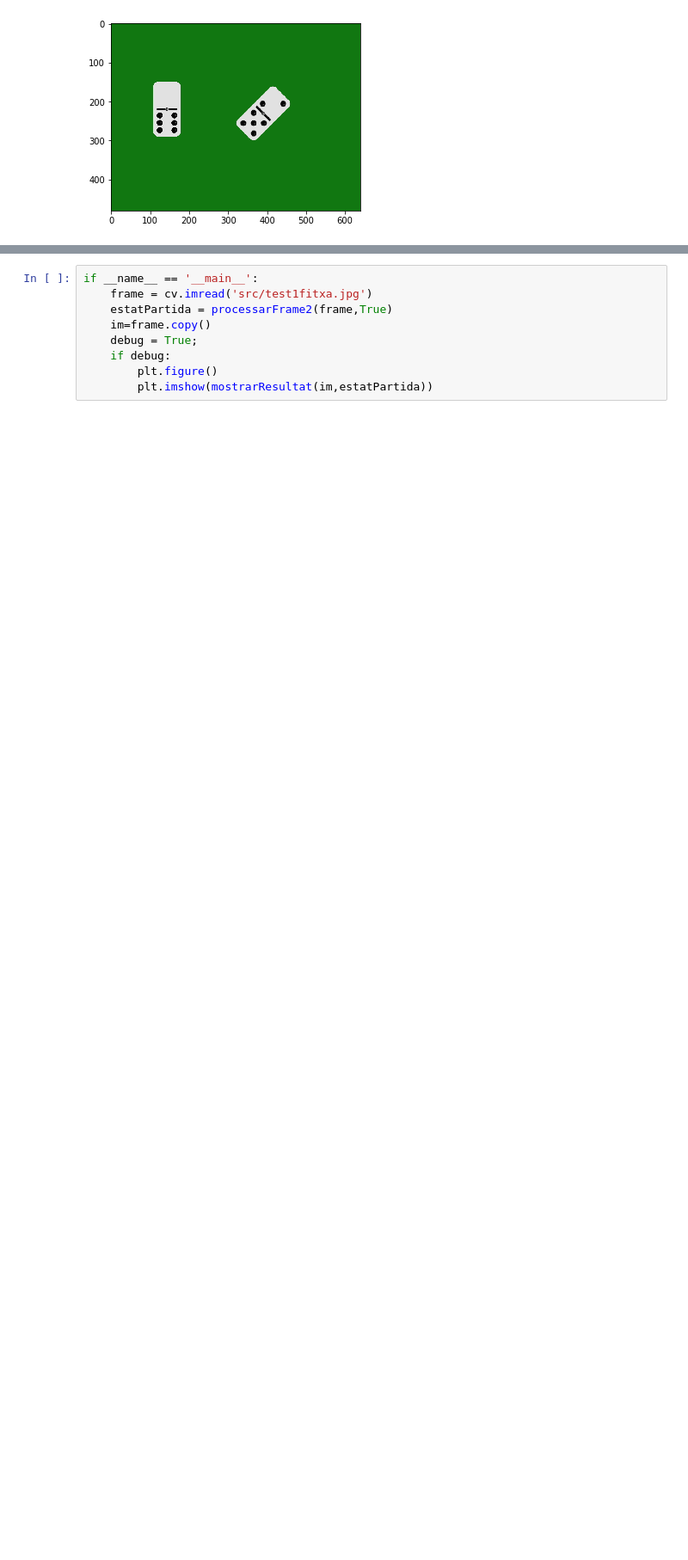
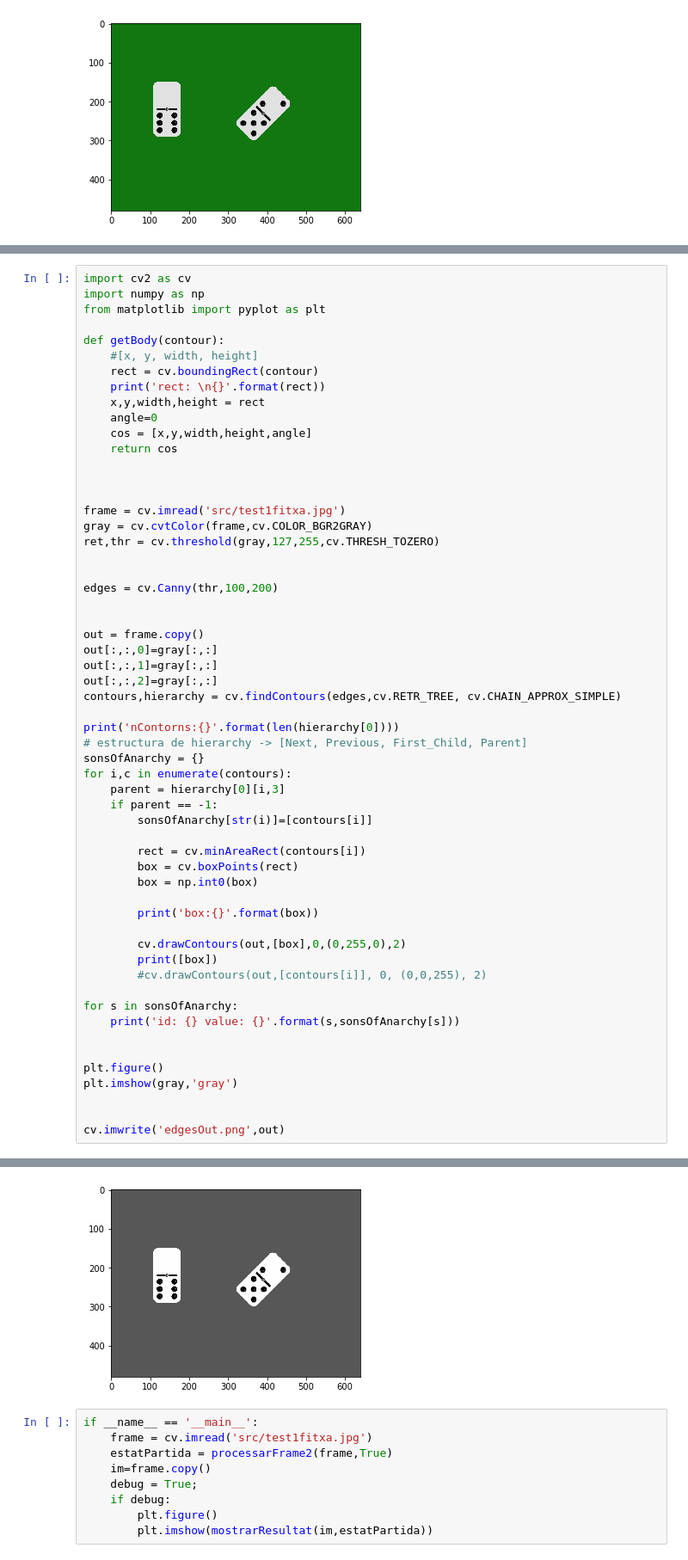
Before and after one commit to XCoret/R2-MINO, a Jupyter notebook: code/modulVisio.ipynb, the cells around one changed output, grey strips where cells are left out. Shown: that part at 86% size. Saved outputs shown, nothing was run; the diff lists cells and outputs as text; blank space fills up the shorter version.

```diff
--- a/code/modulVisio.ipynb
+++ b/code/modulVisio.ipynb
@@ -232,0 +194,58 @@ True
+# %%
+import cv2 as cv
+import numpy as np
+from matplotlib import pyplot as plt
+
+def getBody(contour):
+    #[x, y, width, height]
+    rect = cv.boundingRect(contour)
+    print('rect: \n{}'.format(rect))
+    x,y,width,height = rect
+    angle=0
+    cos = [x,y,width,height,angle]
+    return cos
+
+
+
+frame = cv.imread('src/test1fitxa.jpg')
+gray = cv.cvtColor(frame,cv.COLOR_BGR2GRAY)
+ret,thr = cv.threshold(gray,127,255,cv.THRESH_TOZERO)
+
+
+edges = cv.Canny(thr,100,200)
+
+
+out = frame.copy()
+out[:,:,0]=gray[:,:]
+out[:,:,1]=gray[:,:]
+out[:,:,2]=gray[:,:]
+contours,hierarchy = cv.findContours(edges,cv.RETR_TREE, cv.CHAIN_APPROX_SIMPLE)
+
+print('nContorns:{}'.format(len(hierarchy[0])))
+# estructura de hierarchy -> [Next, Previous, First_Child, Parent]
+sonsOfAnarchy = {}
+for i,c in enumerate(contours):
+    parent = hierarchy[0][i,3]
+    if parent == -1:
+        sonsOfAnarchy[str(i)]=[contours[i]]
+
+        rect = cv.minAreaRect(contours[i])
+        box = cv.boxPoints(rect)
+        box = np.int0(box)
+
+        print('box:{}'.format(box))
+
+        cv.drawContours(out,[box],0,(0,255,0),2)
+        print([box])
+        #cv.drawContours(out,[contours[i]], 0, (0,0,255), 2)
+
+for s in sonsOfAnarchy:
+    print('id: {} value: {}'.format(s,sonsOfAnarchy[s]))
+
+
+plt.figure()
+plt.imshow(gray,'gray')
+
+
+cv.imwrite('edgesOut.png',out)
+# %% [output]
@@ -233,3 +270,4 @@ True
+[figure, added]
 # %%
 if __name__ == '__main__':
     frame = cv.imread('src/test1fitxa.jpg')
```
Also changed, not shown: parts of 2 cells of this notebook, 2 other files.
